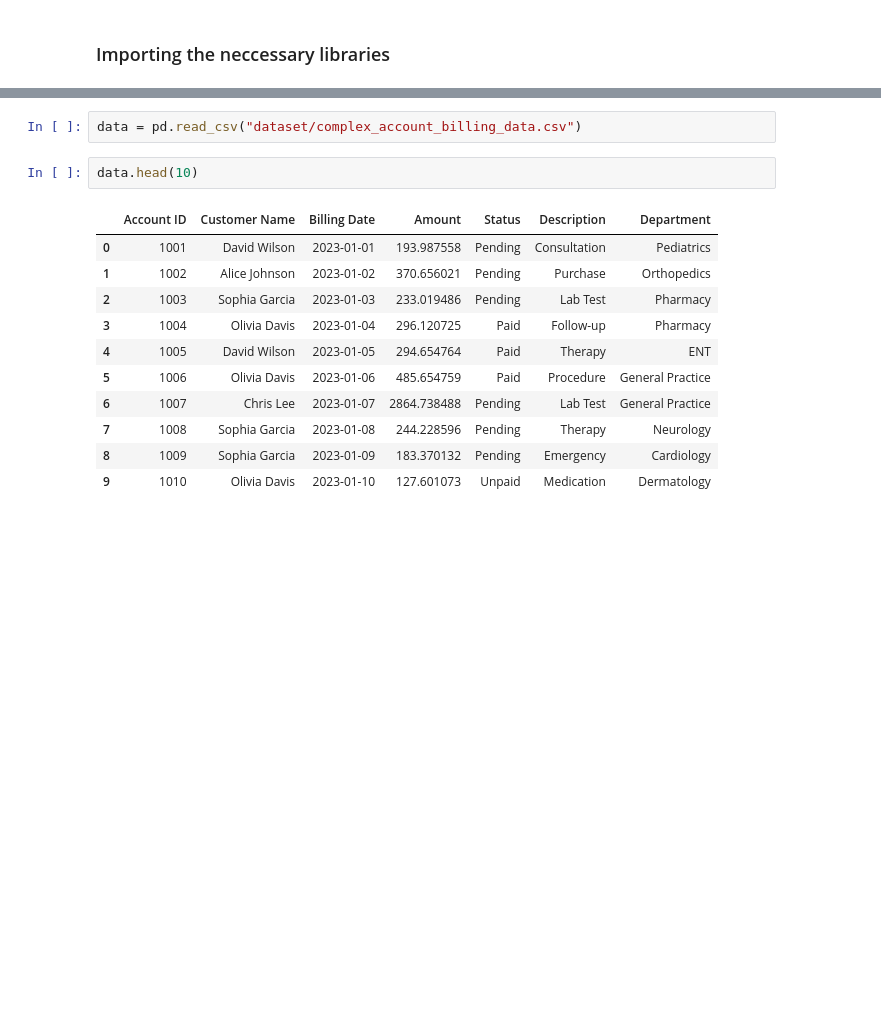
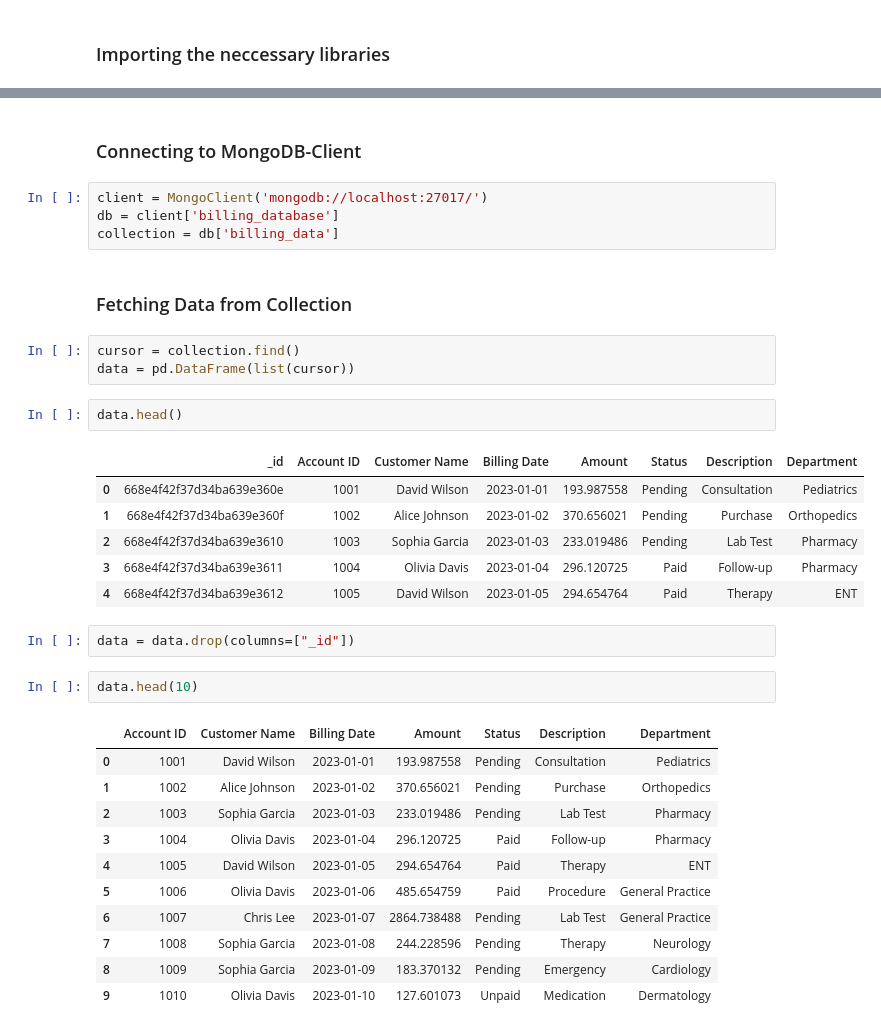
Before and after one commit to vvidhig/Billing-Account, a Jupyter notebook: Notebook.ipynb, the cells around one changed output, grey strips where cells are left out. Saved outputs shown, nothing was run; the diff lists cells and outputs as text; blank space fills up the shorter version.

```diff
--- a/Notebook.ipynb
+++ b/Notebook.ipynb
@@ -13,5 +13,25 @@ ModuleNotFoundError: No module named 'seaborn'
-# %%
-data = pd.read_csv("dataset/complex_account_billing_data.csv")
+# %% [markdown]
+### Connecting to MongoDB-Client
+# %%
+client = MongoClient('mongodb://localhost:27017/')
+db = client['billing_database']
+collection = db['billing_data']
+# %% [markdown]
+### Fetching Data from Collection
+# %%
+cursor = collection.find()
+data = pd.DataFrame(list(cursor))
+# %%
+data.head()
+# %% [output]
+|  | _id | Account ID | Customer Name | Billing Date | Amount | Status | Description | Department |
+| 0 | 668e4f42f37d34ba639e360e | 1001 | David Wilson | 2023-01-01 | 193.987558 | Pending | Consultation | Pediatrics |
+| 1 | 668e4f42f37d34ba639e360f | 1002 | Alice Johnson | 2023-01-02 | 370.656021 | Pending | Purchase | Orthopedics |
+| 2 | 668e4f42f37d34ba639e3610 | 1003 | Sophia Garcia | 2023-01-03 | 233.019486 | Pending | Lab Test | Pharmacy |
+| 3 | 668e4f42f37d34ba639e3611 | 1004 | Olivia Davis | 2023-01-04 | 296.120725 | Paid | Follow-up | Pharmacy |
+| 4 | 668e4f42f37d34ba639e3612 | 1005 | David Wilson | 2023-01-05 | 294.654764 | Paid | Therapy | ENT |
+# %%
+data = data.drop(columns=["_id"])
 # %%
 data.head(10)
 # %% [output]
```
Also changed, not shown: parts of 5 cells of this notebook, 1 other file.
